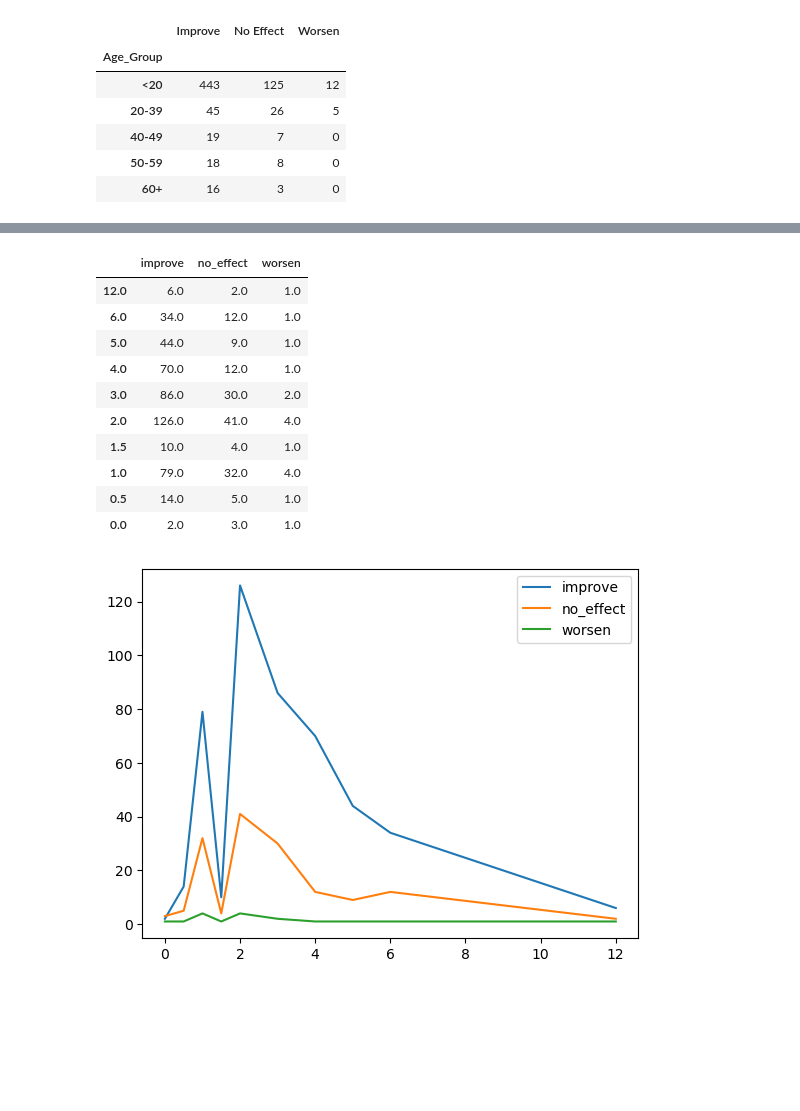
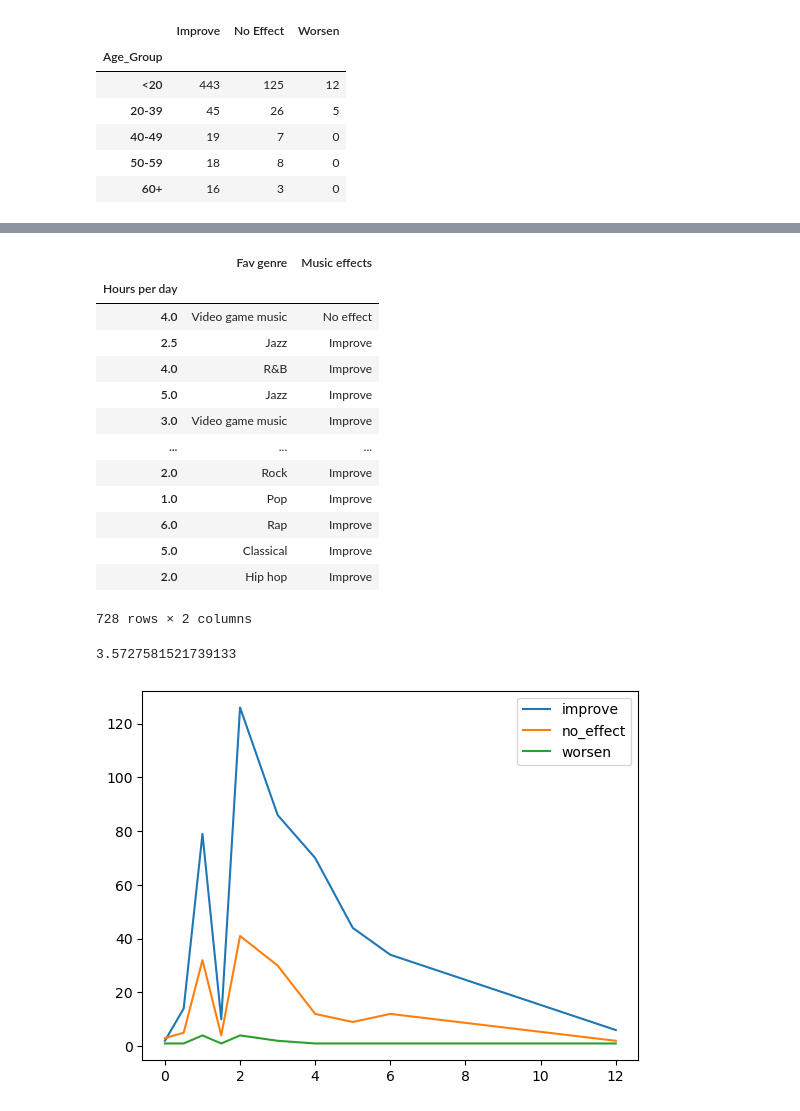
Before and after one commit to TheWizler/project1_group_10, a Jupyter notebook: gabriela's_work/Q1.ipynb, the cells around one changed output, grey strips where cells are left out. Drawn from its saved outputs; the diff is of its cells as text; code cells hidden in the pictures; blank space fills up the shorter version.

```diff
--- a/gabriela's_work/Q1.ipynb
+++ b/gabriela's_work/Q1.ipynb
@@ -378,21 +463,24 @@ plt.show()
 # %%
-plot_data=pd.DataFrame({
-"improve":[6.0, 34.0, 44.0, 70.0, 86.0, 126.0, 10.0, 79.0, 14.0, 2.0],
-"no_effect":[2.0, 12.0, 9.0, 12.0, 30.0, 41.0, 4.0, 32.0, 5.0, 3.0],
-"worsen": [1.0, 1.0, 1.0, 1.0, 2.0, 4.0, 1.0, 4.0, 1.0, 1.0]
-},index=[12.0, 6.0, 5.0, 4.0, 3.0, 2.0, 1.5, 1.0, 0.5, 0.0])
-
-plot_data.set_index
+cols3=["Hours per day", "Fav genre","Music effects"]
+line_data=data[cols3]
+line_data.set_index(['Hours per day']).dropna()
 # %% [output]
-|  | improve | no_effect | worsen |
-| 12.0 | 6.0 | 2.0 | 1.0 |
-| 6.0 | 34.0 | 12.0 | 1.0 |
-| 5.0 | 44.0 | 9.0 | 1.0 |
-| 4.0 | 70.0 | 12.0 | 1.0 |
-| 3.0 | 86.0 | 30.0 | 2.0 |
-| 2.0 | 126.0 | 41.0 | 4.0 |
-| 1.5 | 10.0 | 4.0 | 1.0 |
-| 1.0 | 79.0 | 32.0 | 4.0 |
-| 0.5 | 14.0 | 5.0 | 1.0 |
-| 0.0 | 2.0 | 3.0 | 1.0 |
+|  | Fav genre | Music effects |
+| Hours per day |  |  |
+| 4.0 | Video game music | No effect |
+| 2.5 | Jazz | Improve |
+| 4.0 | R&B | Improve |
+| 5.0 | Jazz | Improve |
+| 3.0 | Video game music | Improve |
+| ... | ... | ... |
+| 2.0 | Rock | Improve |
+| 1.0 | Pop | Improve |
+| 6.0 | Rap | Improve |
+| 5.0 | Classical | Improve |
+| 2.0 | Hip hop | Improve |
+728 rows × 2 columns
+# %%
+line_data["Hours per day"].mean()
+# %% [output]
+3.5727581521739133
 # %%
```
Also changed, not shown: parts of 23 cells of this notebook, 4 other files.
